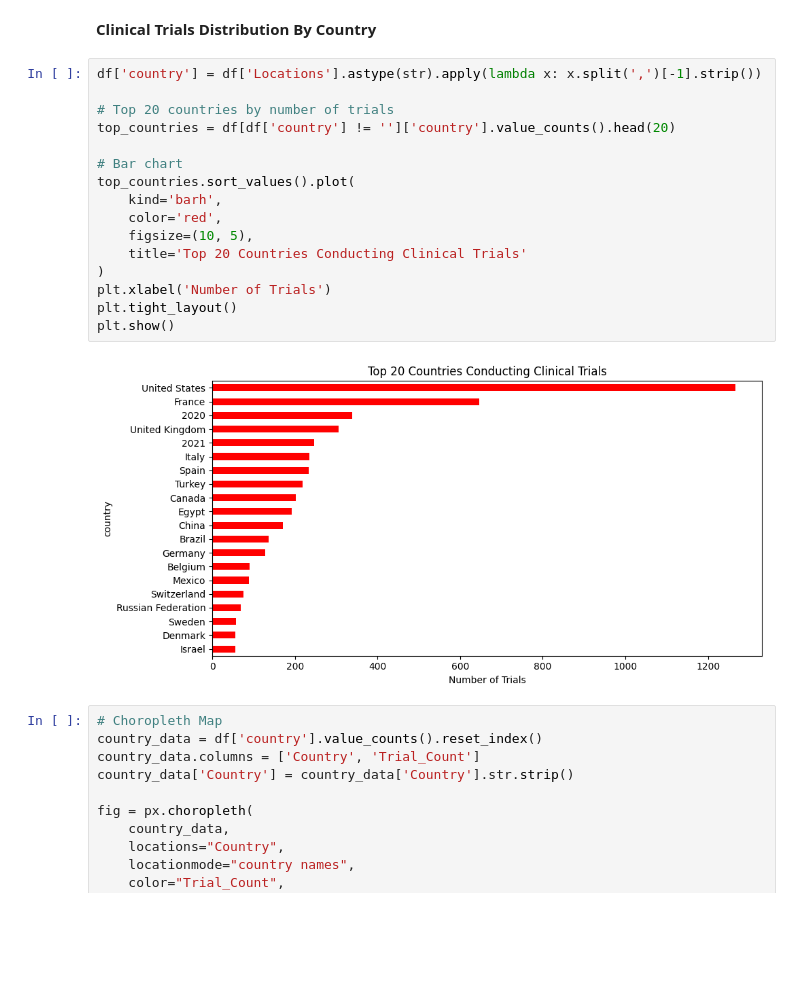
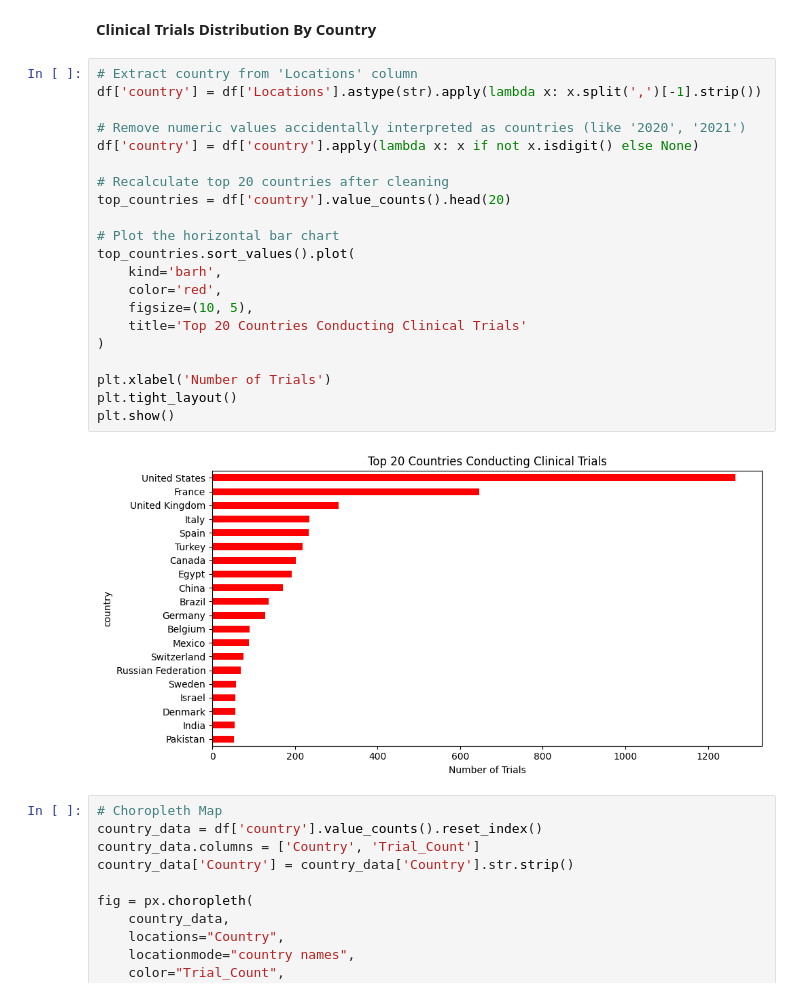
Before and after one commit to Samplergithub769/EDA-on-covid19-clinical-trials, a Jupyter notebook: COVID_19_Clinical_Trials.ipynb, the cells around one changed output. Saved outputs shown, nothing was run; the diff lists cells and outputs as text; blank space fills up the shorter version.

```diff
--- a/COVID_19_Clinical_Trials.ipynb
+++ b/COVID_19_Clinical_Trials.ipynb
@@ -326,23 +326,28 @@ dtype: int64
 # %% [markdown]
 **Clinical Trials Distribution By Country**
 # %%
+# Extract country from 'Locations' column
 df['country'] = df['Locations'].astype(str).apply(lambda x: x.split(',')[-1].strip())
 
-# Top 20 countries by number of trials
-top_countries = df[df['country'] != '']['country'].value_counts().head(20)
+# Remove numeric values accidentally interpreted as countries (like '2020', '2021')
+df['country'] = df['country'].apply(lambda x: x if not x.isdigit() else None)
 
-# Bar chart
+# Recalculate top 20 countries after cleaning
+top_countries = df['country'].value_counts().head(20)
+
+# Plot the horizontal bar chart
 top_countries.sort_values().plot(
     kind='barh',
     color='red',
     figsize=(10, 5),
     title='Top 20 Countries Conducting Clinical Trials'
 )
+
 plt.xlabel('Number of Trials')
 plt.tight_layout()
 plt.show()
 # %% [output]
-[figure, old version]
+[figure, new version]
 # %%
 # Choropleth Map
 country_data = df['country'].value_counts().reset_index()
```
Also changed, not shown: parts of 1 cell of this notebook.
